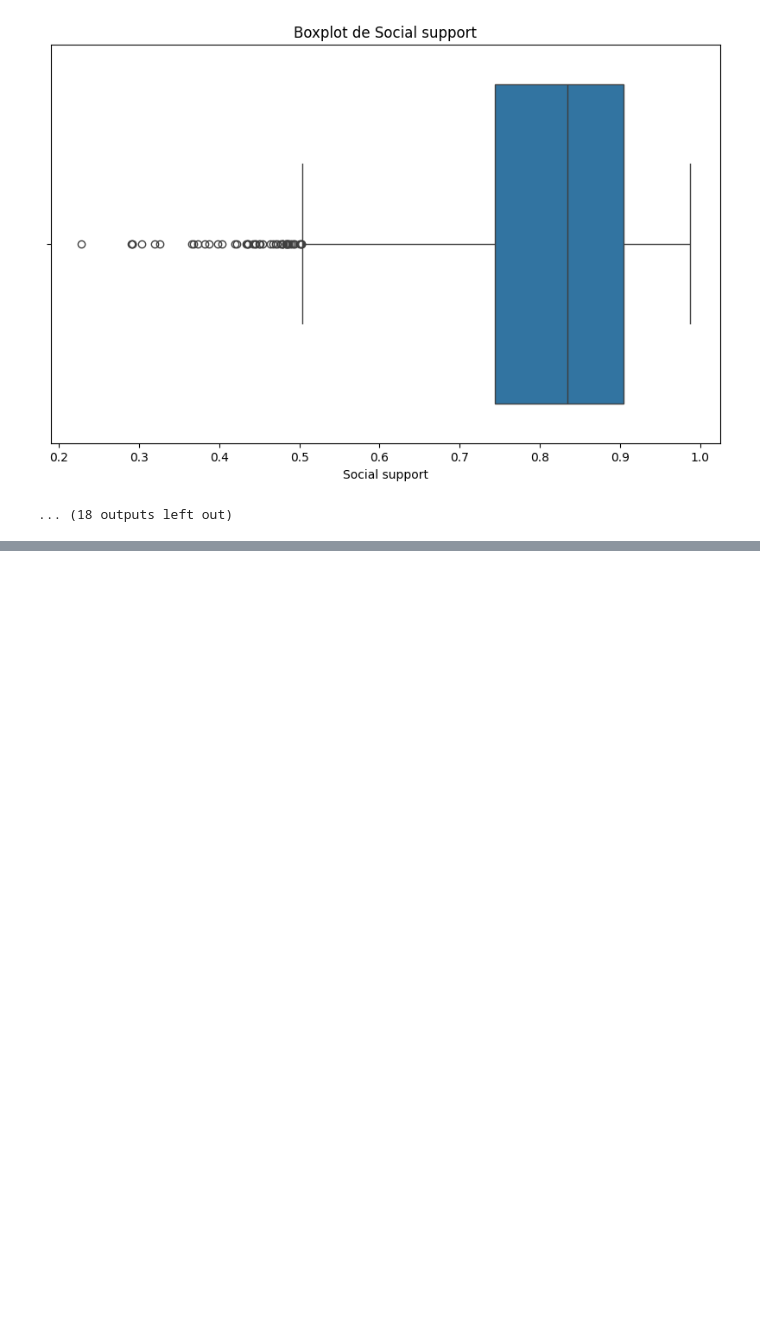
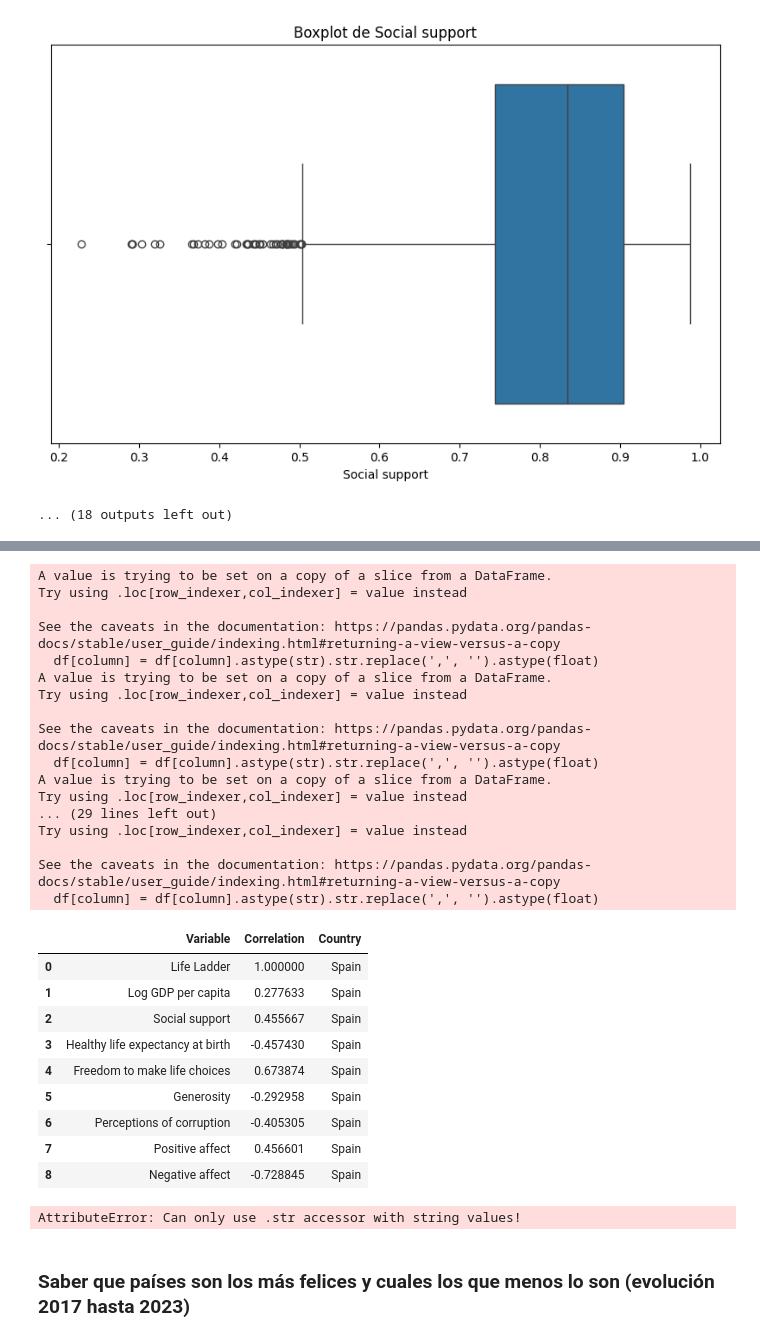
Before and after one commit to will9pv22/ONLINE_DS_THEBRIDGE_EJERCICIOS_GUILLEMP, a Jupyter notebook: EDA/EDA_felicidad_v1.ipynb, the cells around one changed output, grey strips where cells are left out. Cells and saved outputs as stored; diff of their text form; code cells hidden in the pictures; blank space fills up the shorter version.

```diff
--- a/EDA/EDA_felicidad_v1.ipynb
+++ b/EDA/EDA_felicidad_v1.ipynb
@@ -225,0 +454,46 @@ Name: Social support, dtype: float64
+# %%
+matriz_correlacion_pais(df_felicidad, country_name="Spain")
+# %% [output]
+A value is trying to be set on a copy of a slice from a DataFrame.
+Try using .loc[row_indexer,col_indexer] = value instead
+
+See the caveats in the documentation: https://pandas.pydata.org/pandas-docs/stable/user_guide/indexing.html#returning-a-view-versus-a-copy
+  df[column] = df[column].astype(str).str.replace(',', '').astype(float)
+A value is trying to be set on a copy of a slice from a DataFrame.
+Try using .loc[row_indexer,col_indexer] = value instead
+
+See the caveats in the documentation: https://pandas.pydata.org/pandas-docs/stable/user_guide/indexing.html#returning-a-view-versus-a-copy
+  df[column] = df[column].astype(str).str.replace(',', '').astype(float)
+A value is trying to be set on a copy of a slice from a DataFrame.
+Try using .loc[row_indexer,col_indexer] = value instead
+... (29 lines left out)
+Try using .loc[row_indexer,col_indexer] = value instead
+
+See the caveats in the documentation: https://pandas.pydata.org/pandas-docs/stable/user_guide/indexing.html#returning-a-view-versus-a-copy
+  df[column] = df[column].astype(str).str.replace(',', '').astype(float)
+|  | Variable | Correlation | Country |
+| 0 | Life Ladder | 1.000000 | Spain |
+| 1 | Log GDP per capita | 0.277633 | Spain |
+| 2 | Social support | 0.455667 | Spain |
+| 3 | Healthy life expectancy at birth | -0.457430 | Spain |
+| 4 | Freedom to make life choices | 0.673874 | Spain |
+| 5 | Generosity | -0.292958 | Spain |
+| 6 | Perceptions of corruption | -0.405305 | Spain |
+| 7 | Positive affect | 0.456601 | Spain |
+| 8 | Negative affect | -0.728845 | Spain |
+# %%
+# Hay que ir con cuidado porque muchas variables están con . en vez de comas y son considerados objetos. Lo convertimos
+columns_to_convert = [
+    'Life Ladder', 'Log GDP per capita', 'Social support',
+    'Healthy life expectancy at birth', 'Freedom to make life choices',
+    'Generosity', 'Perceptions of corruption', 'Positive affect', 'Negative affect'
+]
+
+for col in columns_to_convert:
+    df_felicidad[col] = df_felicidad[col].str.replace(',', '.').astype(float)
+
+# Verificamos como queda
+# %% [output]
+AttributeError: Can only use .str accessor with string values!
+# %% [markdown]
+### **Saber que países son los más felices y cuales los que menos lo son (evolución 2017 hasta 2023)**
```
Also changed, not shown: parts of 22 cells of this notebook, 5 other files.
